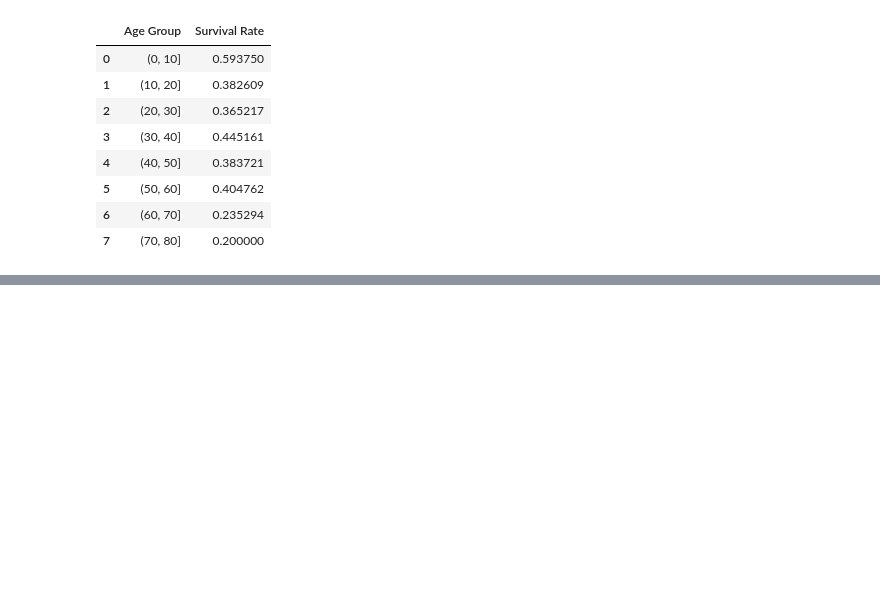
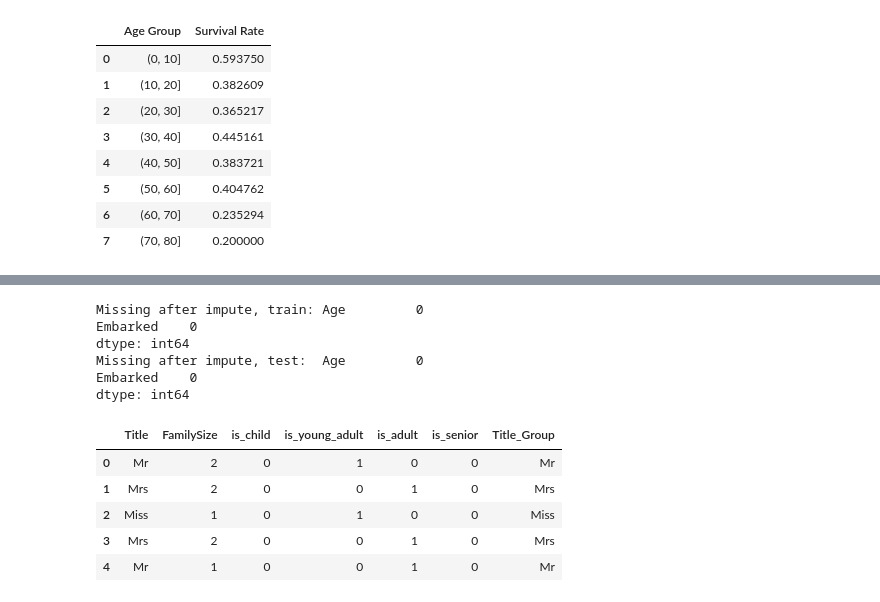
Before and after one commit to furkanemreguler/Titanic-Survival-Prediction, a Jupyter notebook: titanic.ipynb, the cells around one changed output, grey strips where cells are left out. Cells and saved outputs as stored; diff of their text form; code cells hidden in the pictures; blank space fills up the shorter version.

```diff
--- a/titanic.ipynb
+++ b/titanic.ipynb
@@ -179,3 +179,61 @@ class Imputer(BaseEstimator, TransformerMixin):
         )
 
         return X
+# %%
+imputer     = Imputer()
+train_clean = imputer.fit_transform(train_df)
+test_clean  = imputer.transform(test_df)
+
+print("Missing after impute, train:", train_clean.isna().sum().loc[['Age','Embarked']])
+print("Missing after impute, test: ",  test_clean.isna().sum().loc[['Age','Embarked']])
+# %% [output]
+Missing after impute, train: Age         0
+Embarked    0
+dtype: int64
+Missing after impute, test:  Age         0
+Embarked    0
+dtype: int64
+# %%
+def initialize_title(df):
+    df = df.copy()
+    df['Title'] = df['Name'].str.extract(r',\s*(.*?)\.\s*')[0]
+    return df
+
+def initialize_family_size(df):
+    df = df.copy()
+    df['FamilySize'] = df['SibSp'] + df['Parch'] + 1
+    return df
+
+def initialize_age_flags(df):
+    df = df.copy()
+    df['is_child']       = (df['Age'] < 18).astype(int)
+    df['is_young_adult'] = ((df['Age']>=18)&(df['Age']<35)).astype(int)
+    df['is_adult']       = ((df['Age']>=35)&(df['Age']<60)).astype(int)
+    df['is_senior']      = (df['Age']>=60).astype(int)
+    return df
+
+def initialize_title_group(df):
+    df = df.copy()
+    title_map = {
+      'Capt':'Military','Col':'Military','Major':'Military',
+      'Jonkheer':'Noble','the Countess':'Noble','Don':'Noble',
+      'Lady':'Noble','Sir':'Noble',
+      'Mme':'Mrs','Mlle':'Miss','Ms':'Miss'
+    }
+    df['Title_Group'] = df['Title'].replace(title_map).fillna(df['Title'])
+    df['Title_Group'] = df['Title_Group'].replace({'Dr':'Other','Rev':'Other'})
+    return df
+
+for func in (initialize_title, initialize_family_size,
+             initialize_age_flags, initialize_title_group):
+    train_clean = func(train_clean)
+    test_clean  = func(test_clean)
+
+train_clean[['Title','FamilySize','is_child','is_young_adult','is_adult','is_senior','Title_Group']].head()
+# %% [output]
+|  | Title | FamilySize | is_child | is_young_adult | is_adult | is_senior | Title_Group |
+| 0 | Mr | 2 | 0 | 1 | 0 | 0 | Mr |
+| 1 | Mrs | 2 | 0 | 0 | 1 | 0 | Mrs |
+| 2 | Miss | 1 | 0 | 1 | 0 | 0 | Miss |
+| 3 | Mrs | 2 | 0 | 0 | 1 | 0 | Mrs |
+| 4 | Mr | 1 | 0 | 0 | 1 | 0 | Mr |
```
Also changed, not shown: parts of 8 cells of this notebook.
